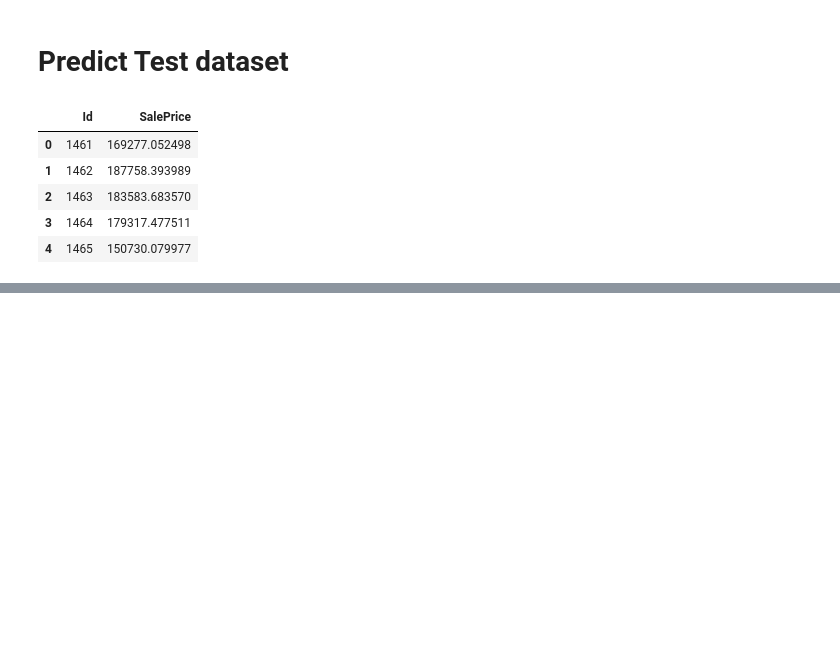
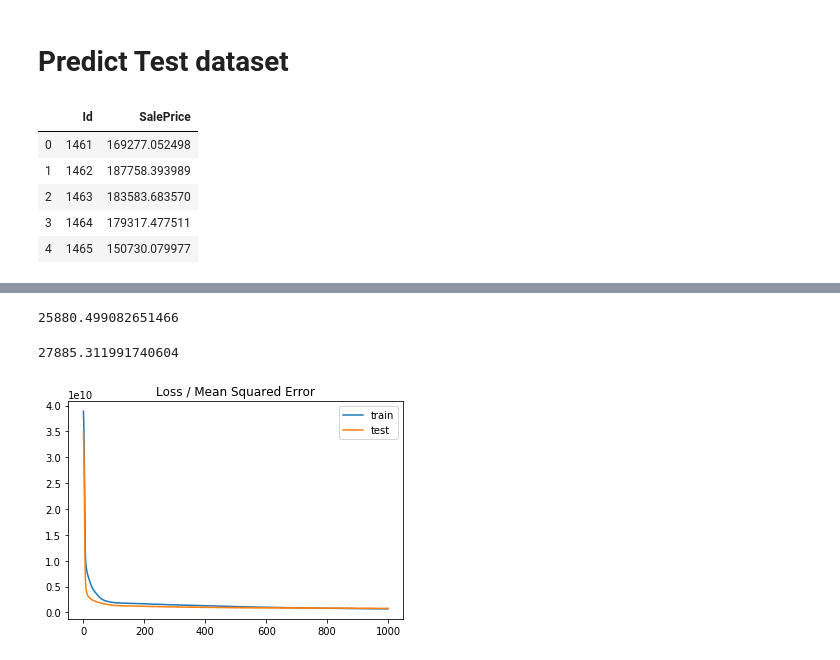
Before and after one commit to PythonNewLearner/Kaggle-Housing-Price, a Jupyter notebook: Kaggle housing price.ipynb, the cells around one changed output, grey strips where cells are left out. Drawn from its saved outputs; the diff is of its cells as text; code cells hidden in the pictures; blank space fills up the shorter version.

```diff
--- a/Kaggle housing price.ipynb
+++ b/Kaggle housing price.ipynb
@@ -376,0 +396,6 @@ sub.head()
+# %%
+model = tf.keras.Sequential()
+model.add(tf.keras.layers.Dense(60,input_shape=(input_shape,),activation='relu'))
+model.add(tf.keras.layers.Dense(25,activation='relu'))
+model.add(tf.keras.layers.Dense(5,activation='relu'))
+model.add(tf.keras.layers.Dense(1))
@@ -376,0 +404,4 @@ sub.head()
+# %%
+model.compile(loss='mean_squared_error',optimizer='adamax')
+# %%
+history = model.fit(X_train,y_train,validation_data=(X_test,y_test),epochs=1000,verbose=1)
@@ -376,0 +429,16 @@ sub.head()
+# %%
+np.sqrt(train_mse)
+# %% [output]
+25880.499082651466
+# %%
+np.sqrt(test_mse)
+# %% [output]
+27885.311991740604
+# %%
+plt.title('Loss / Mean Squared Error')
+plt.plot(history.history['loss'], label='train')
+plt.plot(history.history['val_loss'], label='test')
+plt.legend()
+plt.show()
+# %% [output]
+[figure, added]
```
Also changed, not shown: parts of 17 cells of this notebook.
